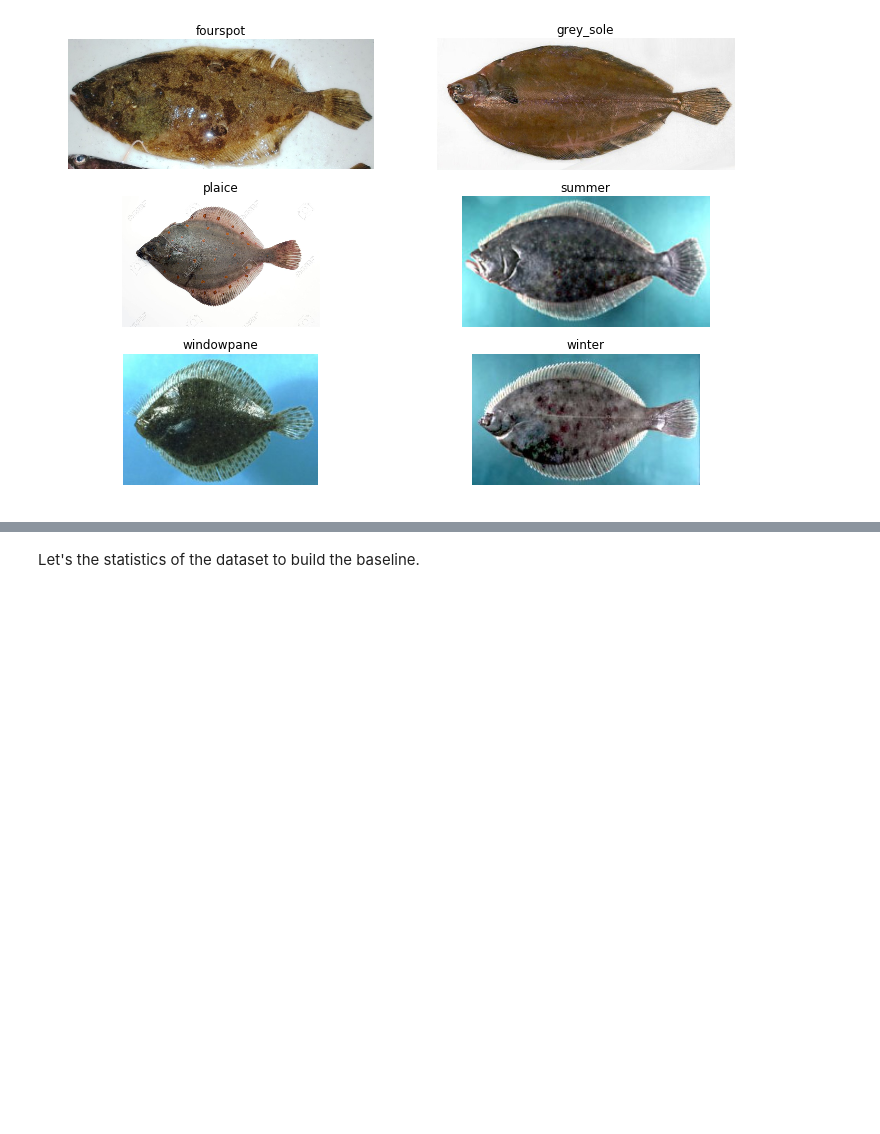
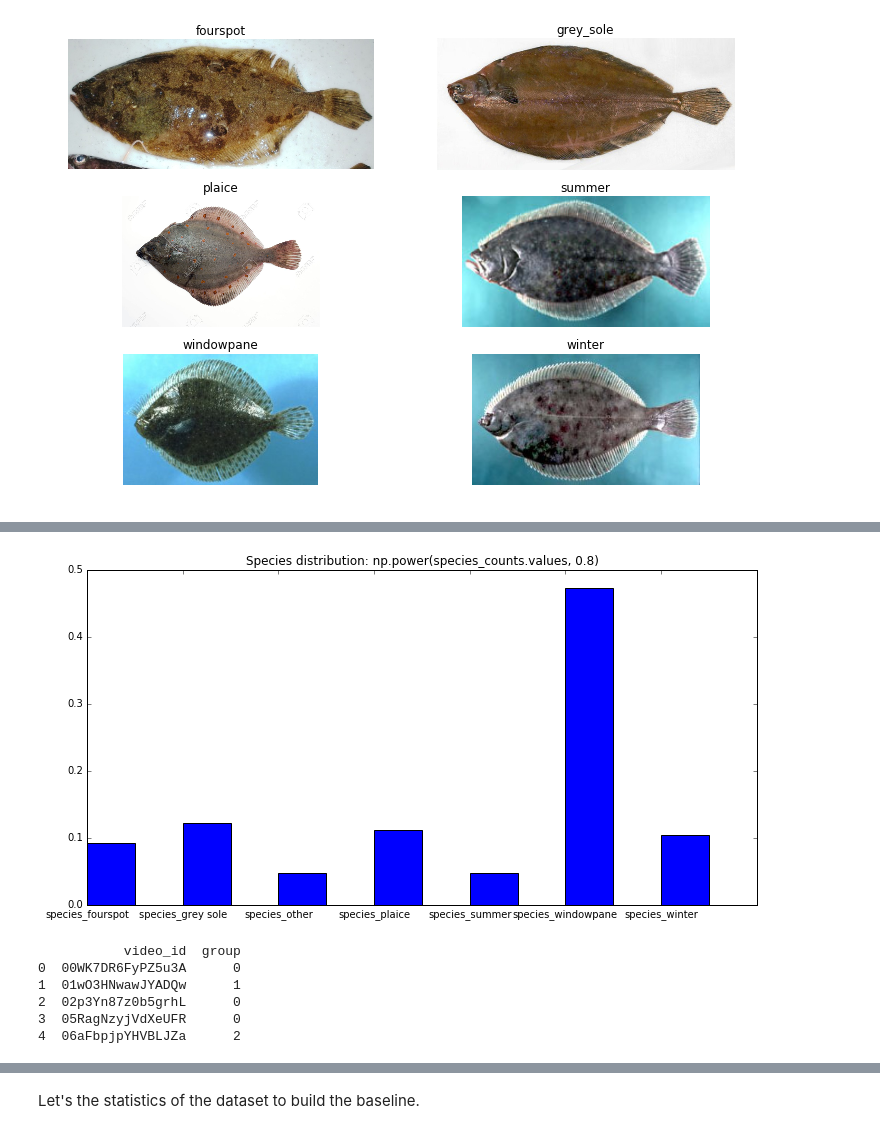
Before and after one commit to alievk/fish_challenge, a Jupyter notebook: explore_dataset.ipynb, the cells around one changed output, grey strips where cells are left out. Saved outputs shown, nothing was run; the diff lists cells and outputs as text; code cells hidden in the pictures; blank space fills up the shorter version.

Commit message:
generate train and valid sets (1-fold)

```diff
--- a/explore_dataset.ipynb
+++ b/explore_dataset.ipynb
@@ -44,3 +51,7 @@ ann_idx = anno.fish_number.notnull() # frames with annotated fish
 ann_species = anno.loc[ann_idx].iloc[:,-7:]
 # we want to make sure each fish has a unique species
 assert (ann_species.sum(axis=1) == 1).sum() == ann_species.shape[0]
+species_labels = anno.columns[-7:].tolist()
+
+print 'annotated species: ', ann_species.shape[0]
+print 'non-annotated species: ', anno.shape[0] - ann_species.shape[0]
@@ -56,0 +101,27 @@ for i, fish in enumerate(['fourspot', 'grey_sole', 'plaice', 'summer', 'windowpa
+# %%
+x = np.arange(7)
+func_str = 'np.power(species_counts.values, 0.8)'
+species_pdf = eval(func_str)
+species_pdf /= np.sum(species_pdf)
+plt.figure(figsize=(12,6))
+plt.bar(x, species_pdf, width=0.5)
+plt.title('Species distribution: ' + func_str)
+plt.xticks(x, species_labels);
+# %% [output]
+[figure, added]
+# %%
+# This csv file contains group ids each video in the training dataset belongs to
+# The grouping is implemented by extracting first frame feature information from each video
+# and applying DBSCAN for clusterisation, so cluster id == group id.
+groups_df = pd.read_csv(pjoin(data_root, 'groups.csv'))
+print groups_df.head()
+
+# sanity checks
+assert len(set(groups_df.video_id)) == len(video_fnames)
+# %% [output]
+           video_id  group
+0  00WK7DR6FyPZ5u3A      0
+1  01wO3HNwawJYADQw      1
+2  02p3Yn87z0b5grhL      0
+3  05RagNzyjVdXeUFR      0
+4  06aFbpjpYHVBLJZa      2
```
Also changed, not shown: parts of 11 cells of this notebook.
